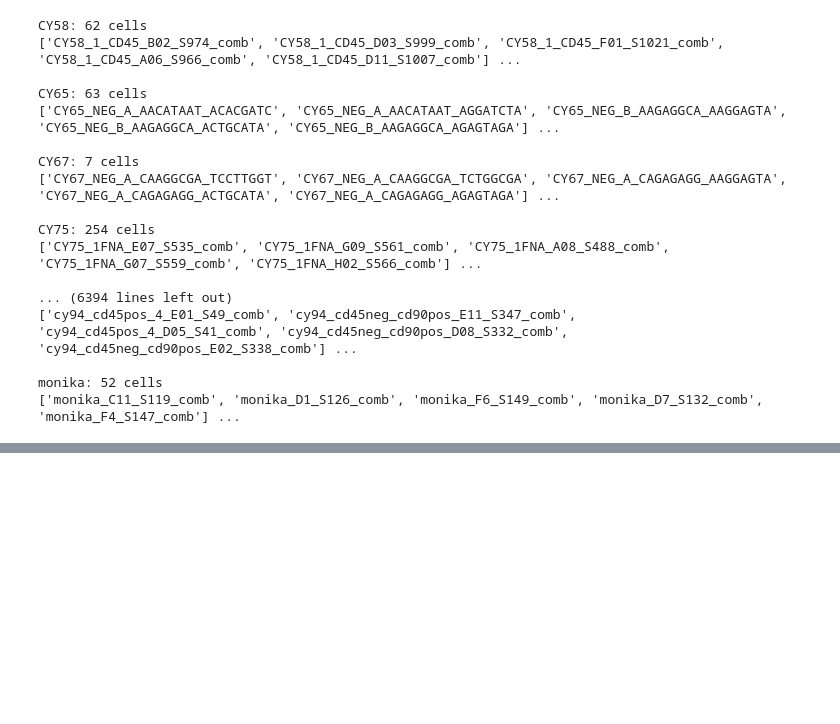
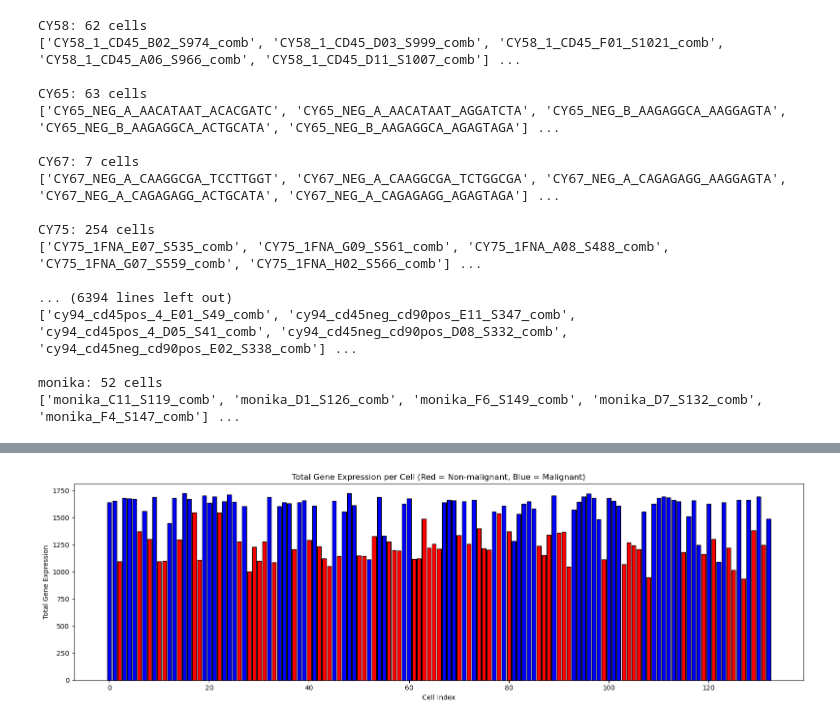
Before and after one commit to asrira428/SingleCellAnalysis, a Jupyter notebook: Untitled-1.ipynb, the cells around one changed output, grey strips where cells are left out. Cells and saved outputs as stored; diff of their text form; code cells hidden in the pictures; blank space fills up the shorter version.

Commit message:
filtered data top250 genes

```diff
--- a/Untitled-1.ipynb
+++ b/Untitled-1.ipynb
@@ -113,8 +122,8 @@ CY75: 254 cells
 # %%
 # Subset rows (cells) belonging to patient CY89A
-df_cy89a = df_t[df_t.index.str.startswith("CY89A")]
+df_cy89a = df_t[df_t.index.str.startswith("Cy81")]
 
 # Inspect result
 print(df_cy89a.shape)
-df_cy89a
+df_cy89a['malignant(1=no,2=yes,0=unresolved)'].value_counts()
 # %% [output]
@@ -134,0 +144,10 @@ df_cy89a
+# %%
+metadata_cols = df_cy89a.columns[:3]
+
+# Compute column-wise sum for gene expression columns (from column 4 onward)
+gene_expr = df_cy89a.iloc[:, 4:]
+top_250_genes = gene_expr.sum(axis=0).nlargest(250).index
+
+# Combine metadata with top genes
+df_top250 = pd.concat([df_cy89a[metadata_cols], gene_expr[top_250_genes]], axis=1)
+df_top250
@@ -134,0 +168,5 @@ df_cy89a
+# %%
+df_top250 = df_top250.rename(columns={
+    'malignant(1=no,2=yes,0=unresolved)': 'malignant',
+    'non-malignant cell type (1=T,2=B,3=Macro.4=Endo.,5=CAF;6=NK)': 'non_malignant_cell_type'
+})
@@ -134,0 +189,24 @@ df_cy89a
+# %%
+import matplotlib.pyplot as plt
+
+# Step 1: Get gene expression matrix (from column 4 onward)
+gene_expr = df_top250.iloc[:, 4:]
+
+# Step 2: Sum expression per cell
+total_expr = gene_expr.sum(axis=1)
+
+# Step 3: Assign colors based on malignancy
+colors = ['red' if val == 1 else 'blue' for val in df_top250['malignant']]
+
+# Step 4: Plot
+plt.figure(figsize=(16, 5))
+plt.bar(range(len(total_expr)), total_expr, color=colors, edgecolor='black')
+
+# Beautify
+plt.xlabel("Cell Index")
+plt.ylabel("Total Gene Expression")
+plt.title("Total Gene Expression per Cell (Red = Non-malignant, Blue = Malignant)")
+plt.tight_layout()
+plt.show()
+# %% [output]
+[figure, added]
```
Also changed, not shown: parts of 6 cells of this notebook, 1 other file.
